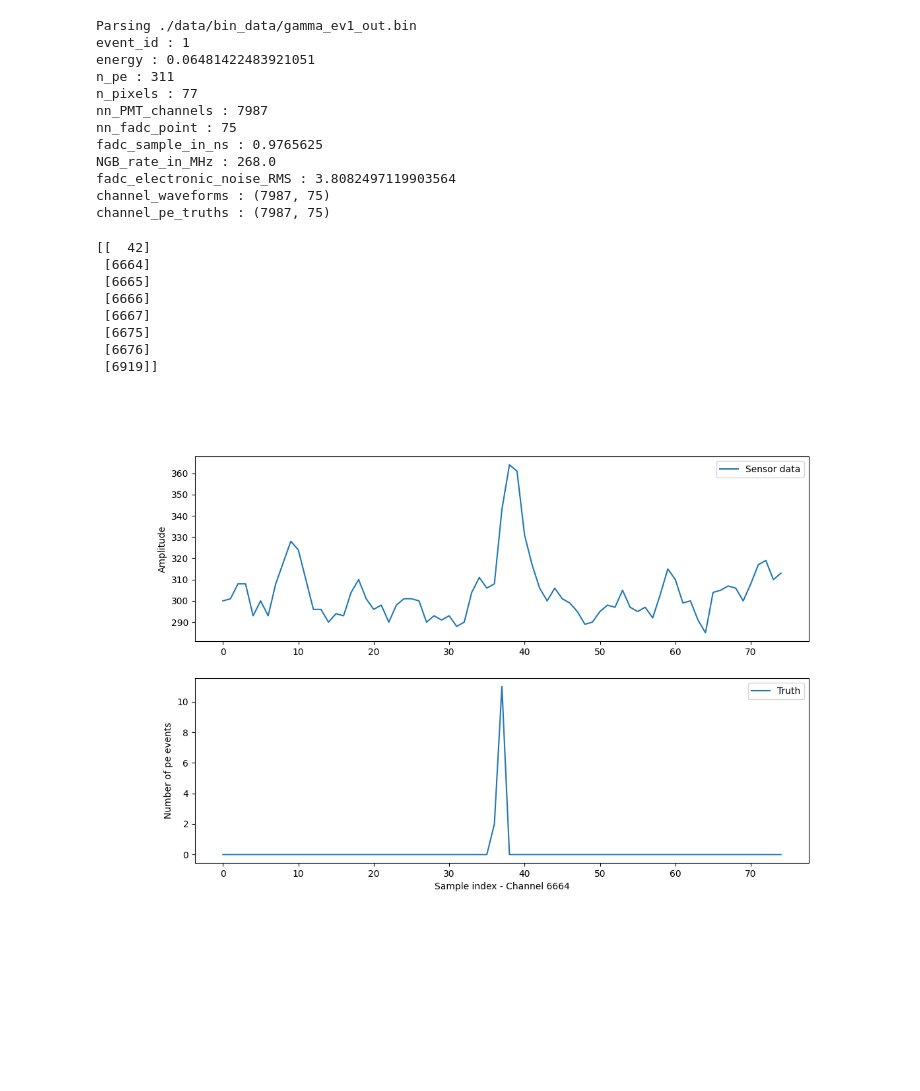
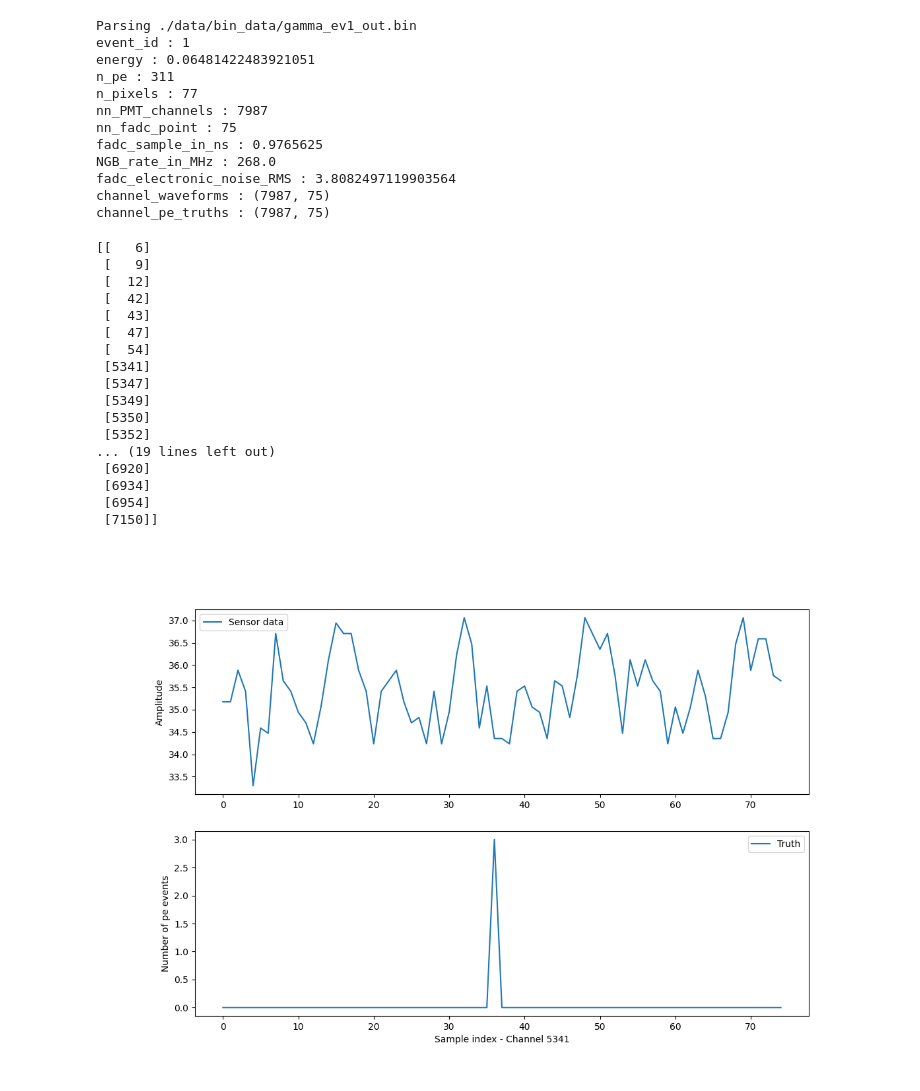
Before and after one commit to TheCakeIsNotALie/signal-sense, a Jupyter notebook: thesis_visualisation.ipynb, the cells around one changed output. Cells and saved outputs as stored; diff of their text form; code cells hidden in the pictures; blank space fills up the shorter version.

```diff
--- a/thesis_visualisation.ipynb
+++ b/thesis_visualisation.ipynb
@@ -147,13 +135,13 @@ channel_pe_truths : (7987, 75)
 # --------------------------------
 # Channel sliding window display (for verification)
 # --------------------------------
-i = 6664
+i = 5341
 j = 0
 fig = plt.figure(figsize=(12, 8))
 
 # find sample that are not 0
-# non_null_x = np.argwhere(np.sum(sevent.channel_pe_truths, axis=1) > 10)
-# print(non_null_x)
+non_null_x = np.argwhere(np.sum(sevent.channel_pe_truths, axis=1) > 1)
+print(non_null_x)
 
 window_size = 21
 sig_win, truth_win = sevent.waveform_windows(window_size)
@@ -164,48 +152,57 @@ def update():
     # win_x = np.arange(j,j+window_size)
 
     ax1 = plt.subplot(211)
-    ax1.plot(sevent.channel_waveforms[i], label='Sensor data')
+    ax1.plot(np.array(sevent.channel_waveforms[i]) / 8.5, label='Sensor data')
     # ax1.plot(win_x, sig_win[i][j], label='Windowed sensor data')
     ax1.set_ylabel('Amplitude')
     ax1.legend()
 
     ax2 = plt.subplot(212, sharex=ax1)
     ax2.plot(sevent.channel_pe_truths[i], label='Truth')
     # ax2.plot(win_x, truth_win[i][j], label='Windowed truth')
     ax2.set_ylabel('Number of pe events')
     ax2.legend()
 
     plt.xlabel(f"Sample index - Channel {i}") #  - Window {j}
     plt.draw()
 
 def press(event):
     global i, j
     # Move window left or right
     if event.key == 'left':
         j-=1
     elif event.key == 'right':
         j+=1
     elif event.key == 'up':
         i-=1
         j=0
     elif event.key == 'down':
         i+=1
         j=0
     update()
 
 fig.canvas.mpl_connect('key_press_event', press)
 update()
 plt.show()
 # %% [output]
-[[  42]
- [6664]
- [6665]
- [6666]
- [6667]
- [6675]
- [6676]
- [6919]]
+[[   6]
+ [   9]
+ [  12]
+ [  42]
+ [  43]
+ [  47]
+ [  54]
+ [5341]
+ [5347]
+ [5349]
+ [5350]
+ [5352]
+... (19 lines left out)
+ [6920]
+ [6934]
+ [6954]
+ [7150]]
-[figure, old version]
+[figure, new version]
 # %%
 # load event from file
 sevent = simevent_from_file("./data/bin_data/gamma_ev1_out.bin")
```
Also changed, not shown: parts of 6 cells of this notebook, 40 other files.
